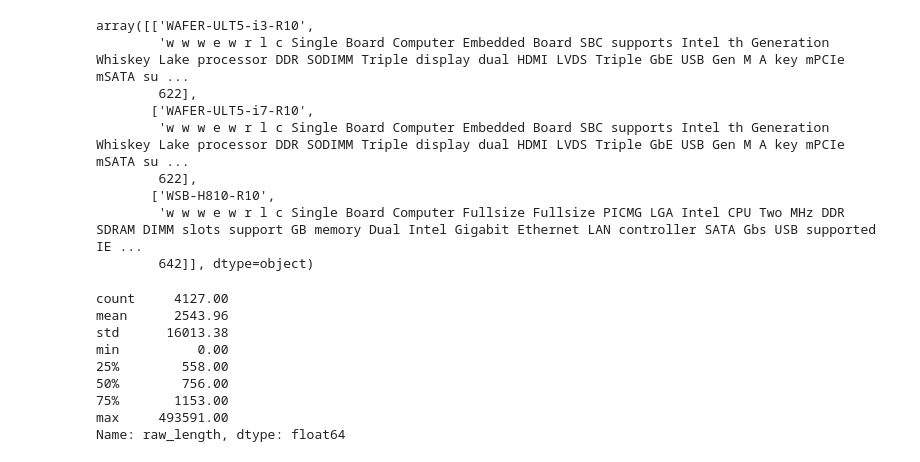
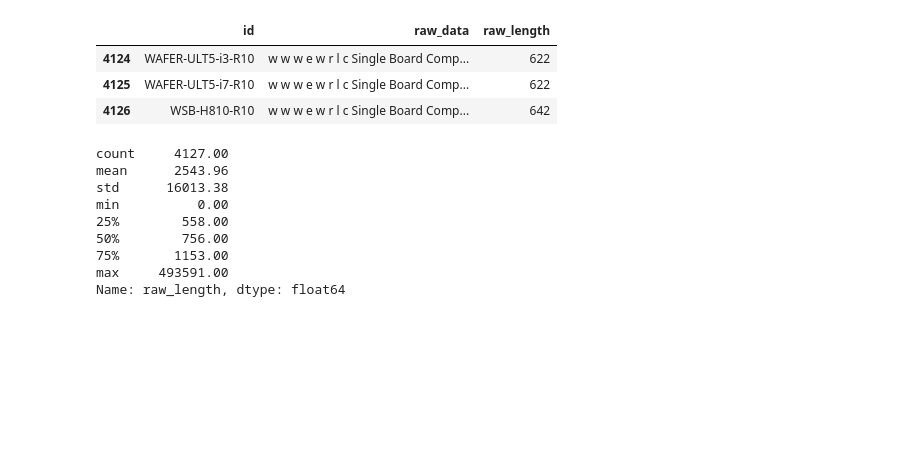
Before and after one commit to DevHeadsCommunity/boardbot-backend, a Jupyter notebook: 1. munging.ipynb, the cells around one changed output. Saved outputs shown, nothing was run; the diff lists cells and outputs as text; code cells hidden in the pictures; blank space fills up the shorter version.

```diff
--- a/1. munging.ipynb
+++ b/1. munging.ipynb
@@ -20,17 +20,12 @@ products_json = json.load(open('data/final_products_data.json'))
 products_df = pd.DataFrame(products_json["products"][0].items(), columns=["id", "raw_data"])
 products_df["raw_length"] = products_df["raw_data"].apply(lambda x: len(x.split()))
 # %%
-products_df.tail(3).values
+products_df.tail(3)
 # %% [output]
-array([['WAFER-ULT5-i3-R10',
-        'w w w e w r l c Single Board Computer Embedded Board SBC supports Intel th Generation Whiskey Lake processor DDR SODIMM Triple display dual HDMI LVDS Triple GbE USB Gen M A key mPCIe mSATA su ...
-        622],
-       ['WAFER-ULT5-i7-R10',
-        'w w w e w r l c Single Board Computer Embedded Board SBC supports Intel th Generation Whiskey Lake processor DDR SODIMM Triple display dual HDMI LVDS Triple GbE USB Gen M A key mPCIe mSATA su ...
-        622],
-       ['WSB-H810-R10',
-        'w w w e w r l c Single Board Computer Fullsize Fullsize PICMG LGA Intel CPU Two MHz DDR SDRAM DIMM slots support GB memory Dual Intel Gigabit Ethernet LAN controller SATA Gbs USB supported IE ...
-        642]], dtype=object)
+|  | id | raw_data | raw_length |
+| 4124 | WAFER-ULT5-i3-R10 | w w w e w r l c Single Board Comp... | 622 |
+| 4125 | WAFER-ULT5-i7-R10 | w w w e w r l c Single Board Comp... | 622 |
+| 4126 | WSB-H810-R10 | w w w e w r l c Single Board Comp... | 642 |
 # %%
 # create a distribution of the raw data length
 products_df["raw_length"].describe()
```
Also changed, not shown: 5 other files.
